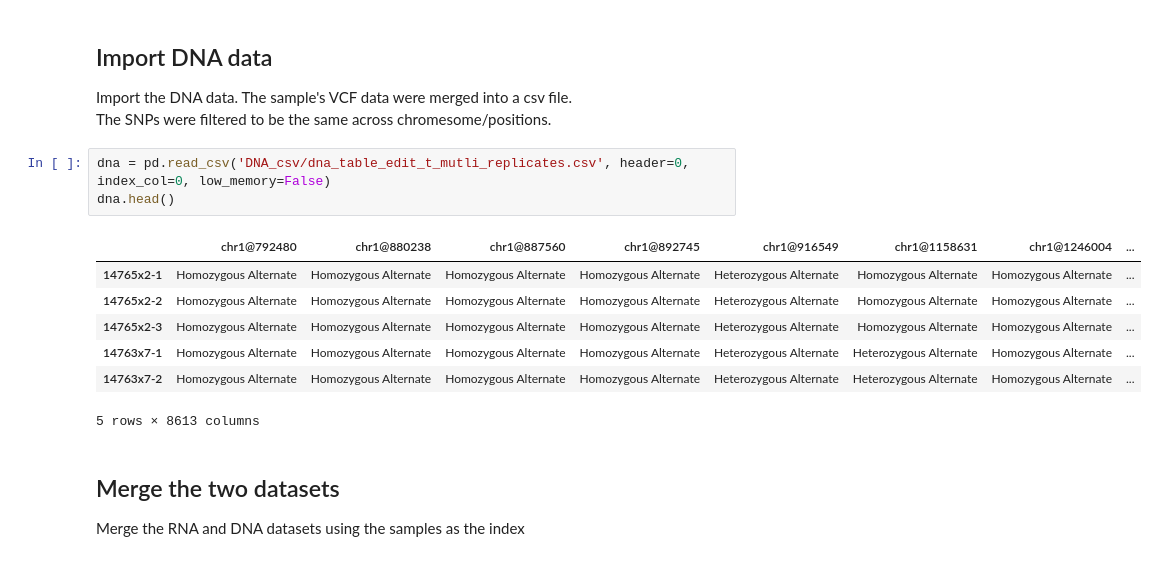
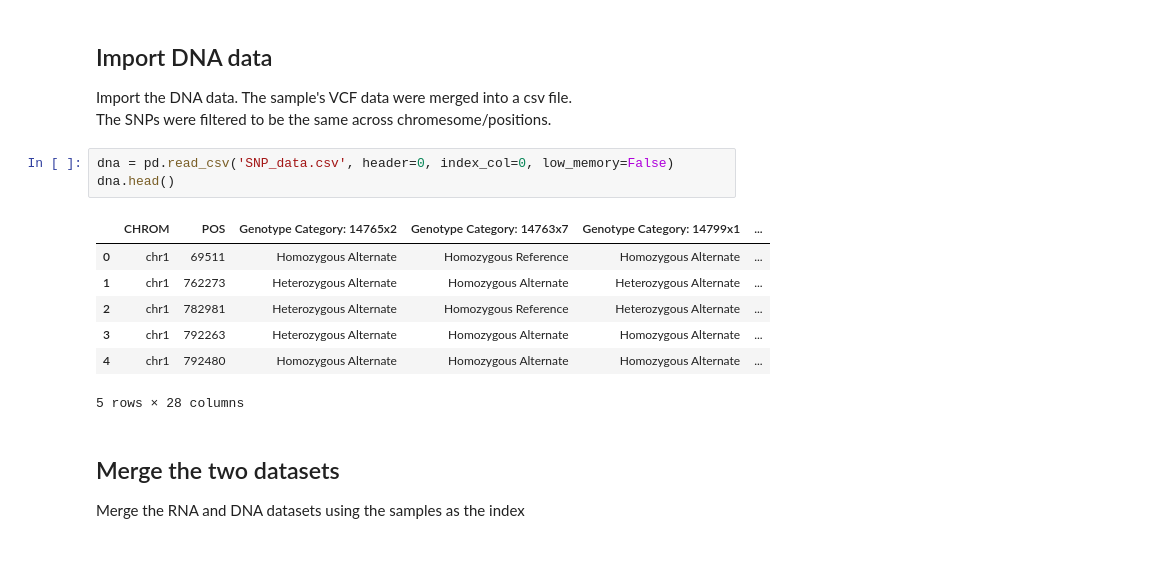
Before and after one commit to gokhuu/Computational-Employee-ReadMe, a Jupyter notebook: Personal Genome/DNA_RNA_model_testing.ipynb, the cells around one changed output. Saved outputs shown, nothing was run; the diff lists cells and outputs as text.

Commit message:
transpose SNP data attempt 1

```diff
--- a/Personal Genome/DNA_RNA_model_testing.ipynb
+++ b/Personal Genome/DNA_RNA_model_testing.ipynb
@@ -142,16 +142,16 @@ rna.head()
 Import the DNA data. The sample's VCF data were merged into a csv file. <br>
 The SNPs were filtered to be the same across chromesome/positions.<br>
 # %%
-dna = pd.read_csv('DNA_csv/dna_table_edit_t_mutli_replicates.csv', header=0, index_col=0, low_memory=False)
+dna = pd.read_csv('SNP_data.csv', header=0, index_col=0, low_memory=False)
 dna.head()
 # %% [output]
-|  | chr1@792480 | chr1@880238 | chr1@887560 | chr1@892745 | chr1@916549 | chr1@1158631 | chr1@1246004 | ... |
-| 14765x2-1 | Homozygous Alternate | Homozygous Alternate | Homozygous Alternate | Homozygous Alternate | Heterozygous Alternate | Homozygous Alternate | Homozygous Alternate | ... |
-| 14765x2-2 | Homozygous Alternate | Homozygous Alternate | Homozygous Alternate | Homozygous Alternate | Heterozygous Alternate | Homozygous Alternate | Homozygous Alternate | ... |
-| 14765x2-3 | Homozygous Alternate | Homozygous Alternate | Homozygous Alternate | Homozygous Alternate | Heterozygous Alternate | Homozygous Alternate | Homozygous Alternate | ... |
-| 14763x7-1 | Homozygous Alternate | Homozygous Alternate | Homozygous Alternate | Homozygous Alternate | Heterozygous Alternate | Heterozygous Alternate | Homozygous Alternate | ... |
-| 14763x7-2 | Homozygous Alternate | Homozygous Alternate | Homozygous Alternate | Homozygous Alternate | Heterozygous Alternate | Heterozygous Alternate | Homozygous Alternate | ... |
+|  | CHROM | POS | Genotype Category: 14765x2 | Genotype Category: 14763x7 | Genotype Category: 14799x1 | ... |
+| 0 | chr1 | 69511 | Homozygous Alternate | Homozygous Reference | Homozygous Alternate | ... |
+| 1 | chr1 | 762273 | Heterozygous Alternate | Homozygous Alternate | Heterozygous Alternate | ... |
+| 2 | chr1 | 782981 | Heterozygous Alternate | Homozygous Reference | Heterozygous Alternate | ... |
+| 3 | chr1 | 792263 | Heterozygous Alternate | Homozygous Alternate | Homozygous Alternate | ... |
+| 4 | chr1 | 792480 | Homozygous Alternate | Homozygous Alternate | Homozygous Alternate | ... |
-5 rows × 8613 columns
+5 rows × 28 columns
 # %% [markdown]
 ## Merge the two datasets
 
```
Also changed, not shown: 2 other files.
